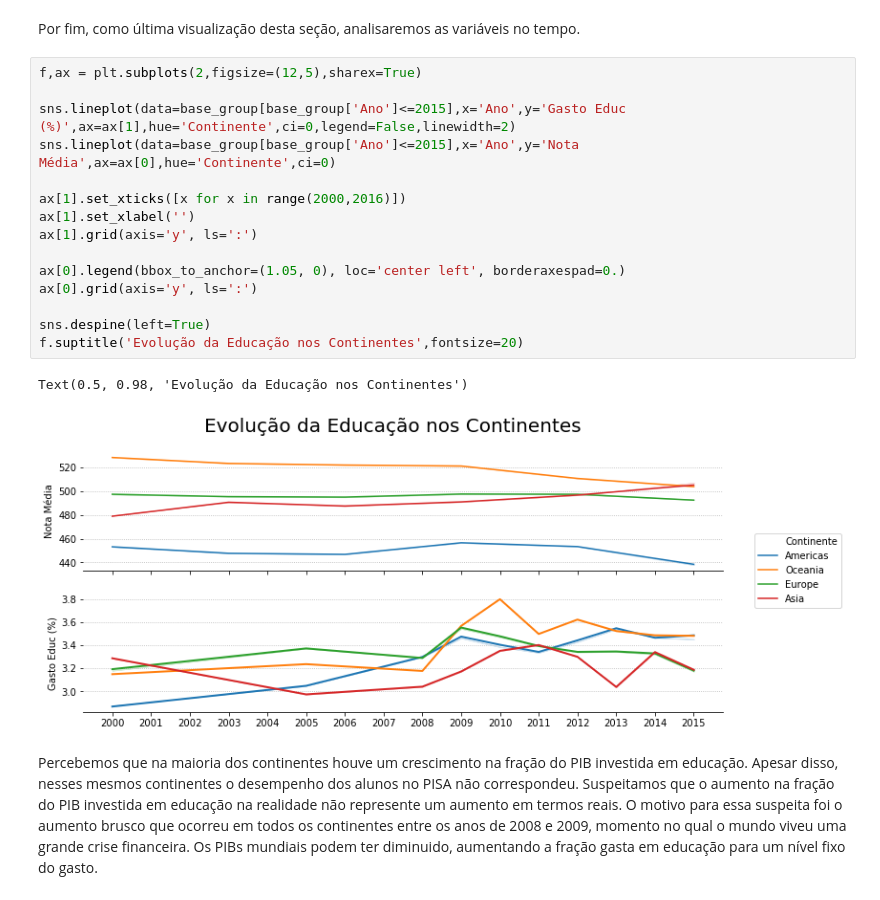
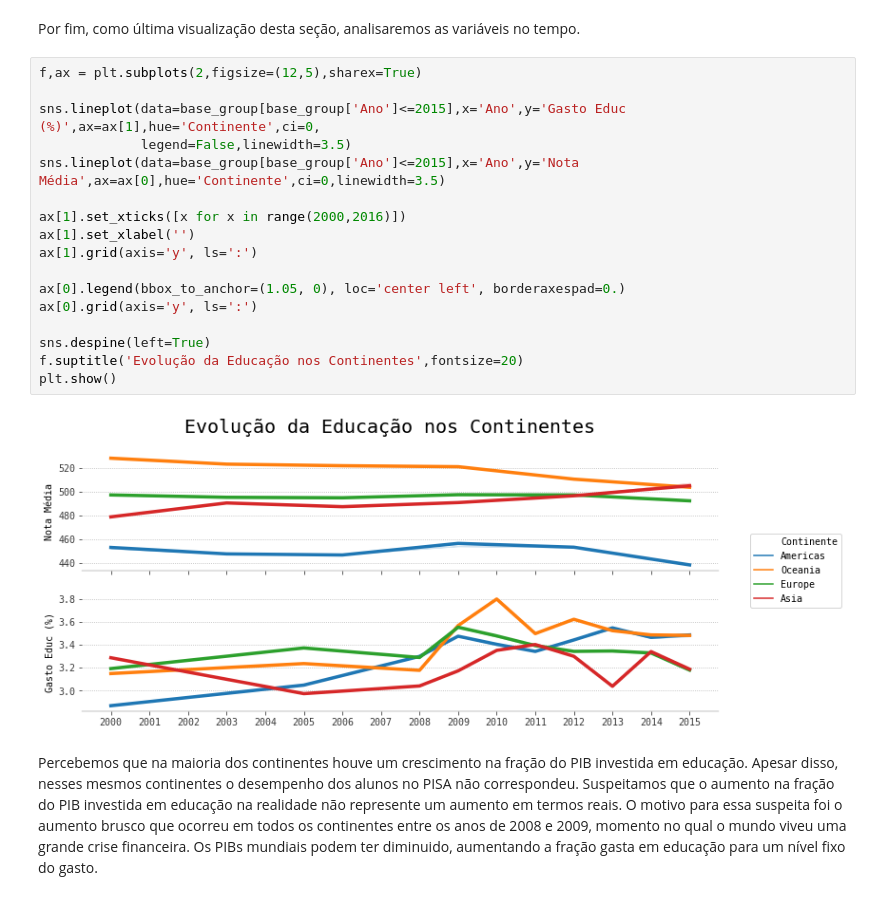
Before and after one commit to kojabawa/exploratory_data_analysis, a Jupyter notebook: EDA/Trabalho Asla.ipynb, the cells around one changed output. Cells and saved outputs as stored; diff of their text form.

```diff
--- a/EDA/Trabalho Asla.ipynb
+++ b/EDA/Trabalho Asla.ipynb
@@ -389,21 +417,22 @@ Por fim, como última visualização desta seção, analisaremos as variáveis n
 # %%
 f,ax = plt.subplots(2,figsize=(12,5),sharex=True)
 
-sns.lineplot(data=base_group[base_group['Ano']<=2015],x='Ano',y='Gasto Educ (%)',ax=ax[1],hue='Continente',ci=0,legend=False,linewidth=2)
-sns.lineplot(data=base_group[base_group['Ano']<=2015],x='Ano',y='Nota Média',ax=ax[0],hue='Continente',ci=0)
+sns.lineplot(data=base_group[base_group['Ano']<=2015],x='Ano',y='Gasto Educ (%)',ax=ax[1],hue='Continente',ci=0,
+             legend=False,linewidth=3.5)
+sns.lineplot(data=base_group[base_group['Ano']<=2015],x='Ano',y='Nota Média',ax=ax[0],hue='Continente',ci=0,linewidth=3.5)
 
 ax[1].set_xticks([x for x in range(2000,2016)])
 ax[1].set_xlabel('')
 ax[1].grid(axis='y', ls=':')
 
 ax[0].legend(bbox_to_anchor=(1.05, 0), loc='center left', borderaxespad=0.)
 ax[0].grid(axis='y', ls=':')
 
 sns.despine(left=True)
 f.suptitle('Evolução da Educação nos Continentes',fontsize=20)
+plt.show()
 # %% [output]
-Text(0.5, 0.98, 'Evolução da Educação nos Continentes')
-[figure, old version]
+[figure, new version]
 # %% [markdown]
 Percebemos que na maioria dos continentes houve um crescimento na fração do PIB investida em educação. Apesar disso, nesses mesmos continentes o desempenho dos alunos no PISA não correspondeu. Suspeitamos que o aumento na fração do PIB investida em educação na realidade não represente um aumento em termos reais. O motivo para essa suspeita foi o aumento brusco que ocorreu em todos os continentes entre os anos de 2008 e 2009, momento no qual o mundo viveu uma grande crise financeira. Os PIBs mundiais podem ter diminuido, aumentando a fração gasta em educação para um nível fixo do gasto.
 # %% [markdown]
```
Also changed, not shown: parts of 16 cells of this notebook.
